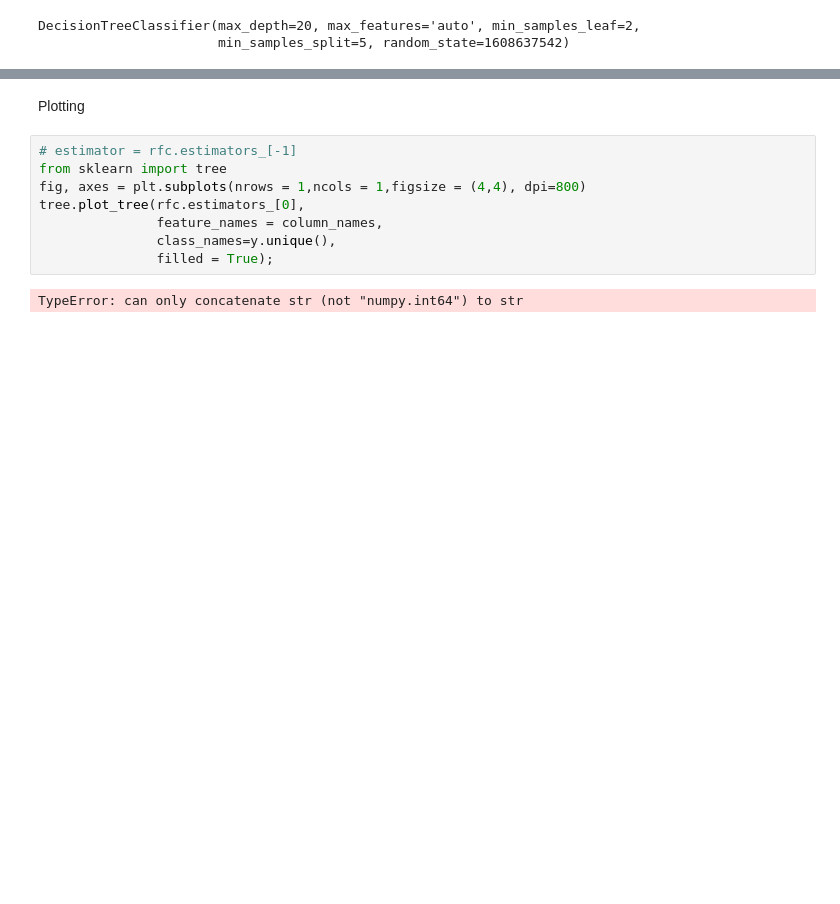
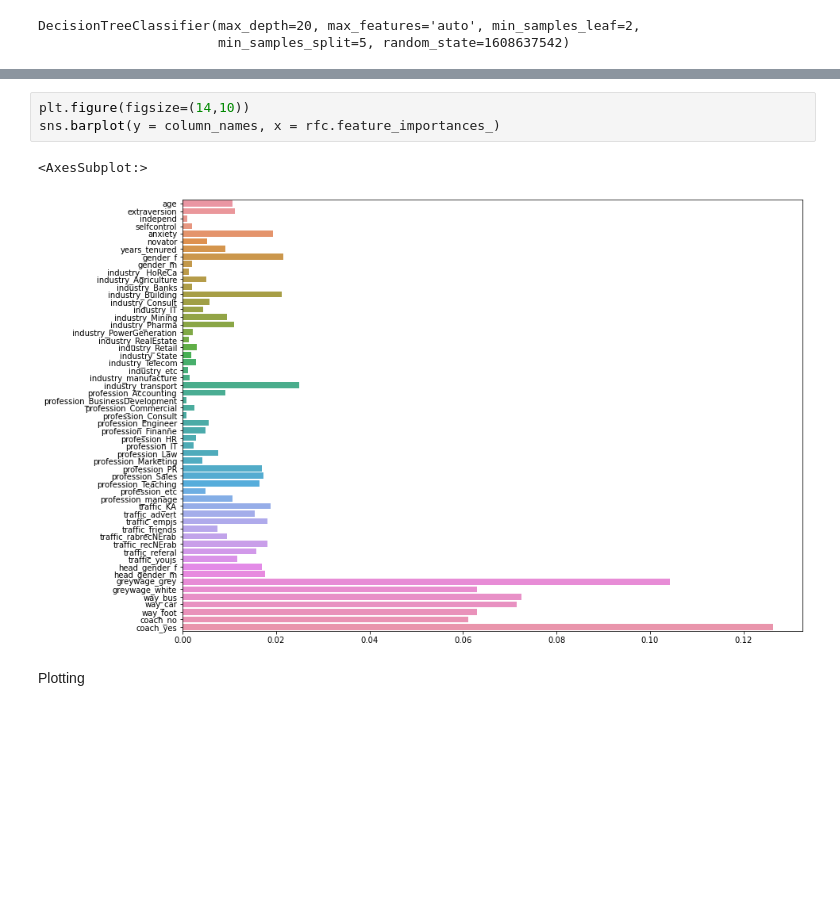
Before and after one commit to ryanaidan23/Group-8-Capstone, a Jupyter notebook: notebooks/Aidan/Aidan Better Notebook.ipynb, the cells around one changed output, grey strips where cells are left out. Drawn from its saved outputs; the diff is of its cells as text; blank space fills up the shorter version.

```diff
--- a/notebooks/Aidan/Aidan Better Notebook.ipynb
+++ b/notebooks/Aidan/Aidan Better Notebook.ipynb
@@ -387,13 +406,8 @@ DecisionTreeClassifier(max_depth=20, max_features='auto', min_samples_leaf=2,
+# %%
+plt.figure(figsize=(14,10))
+sns.barplot(y = column_names, x = rfc.feature_importances_)
+# %% [output]
+<AxesSubplot:>
+[figure, added]
 # %% [markdown]
 Plotting
-# %%
-# estimator = rfc.estimators_[-1]
-from sklearn import tree
-fig, axes = plt.subplots(nrows = 1,ncols = 1,figsize = (4,4), dpi=800)
-tree.plot_tree(rfc.estimators_[0],
-               feature_names = column_names,
-               class_names=y.unique(),
-               filled = True);
-# %% [output]
-TypeError: can only concatenate str (not "numpy.int64") to str
-[figure, removed]
```
Also changed, not shown: parts of 7 cells of this notebook, 1 other file.
